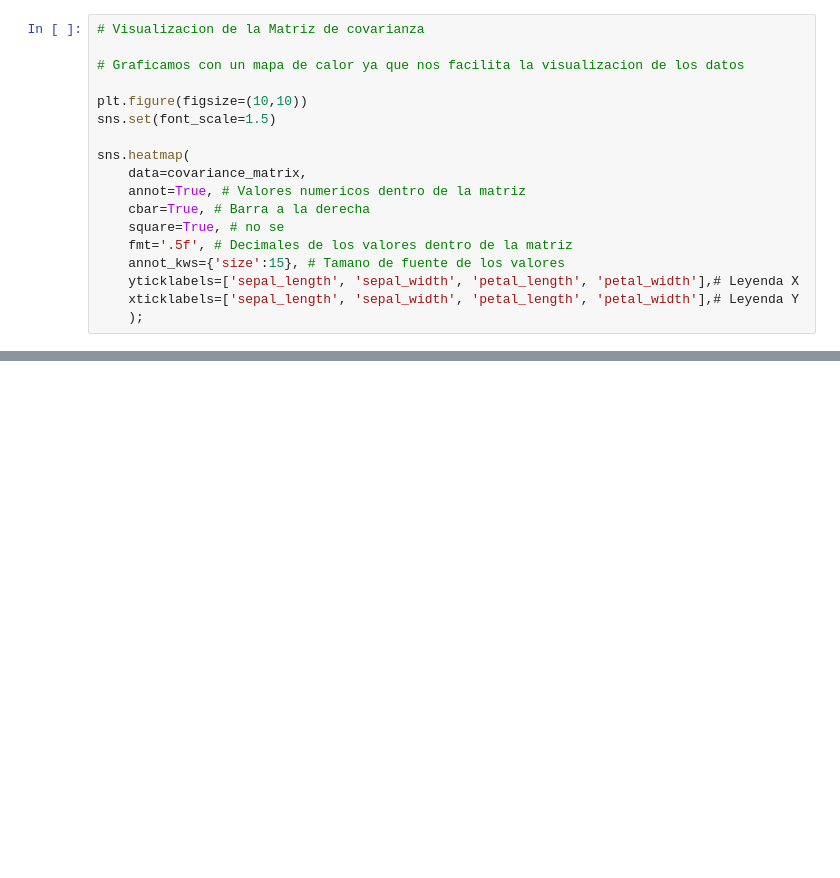
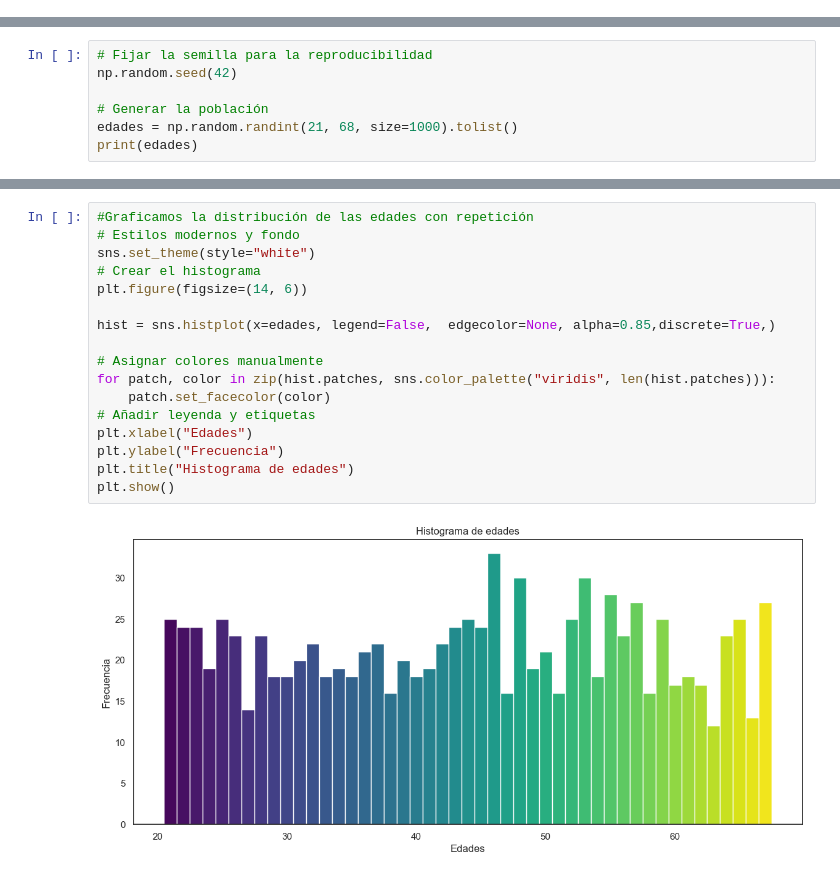
Before and after one commit to ronaldespinozaa/estadistica-descriptiva, a Jupyter notebook: estadistica-descriptiva.ipynb, the cells around one changed output, grey strips where cells are left out. Cells and saved outputs as stored; diff of their text form; blank space fills up the shorter version.

```diff
--- a/estadistica-descriptiva.ipynb
+++ b/estadistica-descriptiva.ipynb
@@ -1494,18 +0,0 @@ Paso 4: Graficar
-# %%
-# Visualizacion de la Matriz de covarianza
-
-# Graficamos con un mapa de calor ya que nos facilita la visualizacion de los datos
-
-plt.figure(figsize=(10,10))
-sns.set(font_scale=1.5)
-
-sns.heatmap(
-    data=covariance_matrix,
-    annot=True, # Valores numericos dentro de la matriz
-    cbar=True, # Barra a la derecha
-    square=True, # no se
-    fmt='.5f', # Decimales de los valores dentro de la matriz
-    annot_kws={'size':15}, # Tamano de fuente de los valores
-    yticklabels=['sepal_length', 'sepal_width', 'petal_length', 'petal_width'],# Leyenda X
-    xticklabels=['sepal_length', 'sepal_width', 'petal_length', 'petal_width'],# Leyenda Y
-    );
@@ -1970,0 +199,7 @@ Ahora nos toca a nosotros mismos investigar cuáles otras técnicas más avanzad
+# %%
+# Fijar la semilla para la reproducibilidad
+np.random.seed(42)
+
+# Generar la población
+edades = np.random.randint(21, 68, size=1000).tolist()
+print(edades)
@@ -1970,0 +301,19 @@ Ahora nos toca a nosotros mismos investigar cuáles otras técnicas más avanzad
+# %%
+#Graficamos la distribución de las edades con repetición
+# Estilos modernos y fondo
+sns.set_theme(style="white")
+# Crear el histograma
+plt.figure(figsize=(14, 6))
+
+hist = sns.histplot(x=edades, legend=False,  edgecolor=None, alpha=0.85,discrete=True,)
+
+# Asignar colores manualmente
+for patch, color in zip(hist.patches, sns.color_palette("viridis", len(hist.patches))):
+    patch.set_facecolor(color)
+# Añadir leyenda y etiquetas
+plt.xlabel("Edades")
+plt.ylabel("Frecuencia")
+plt.title("Histograma de edades")
+plt.show()
+# %% [output]
+[figure, added]
```
Also changed, not shown: parts of 242 cells of this notebook, 5 other files.
